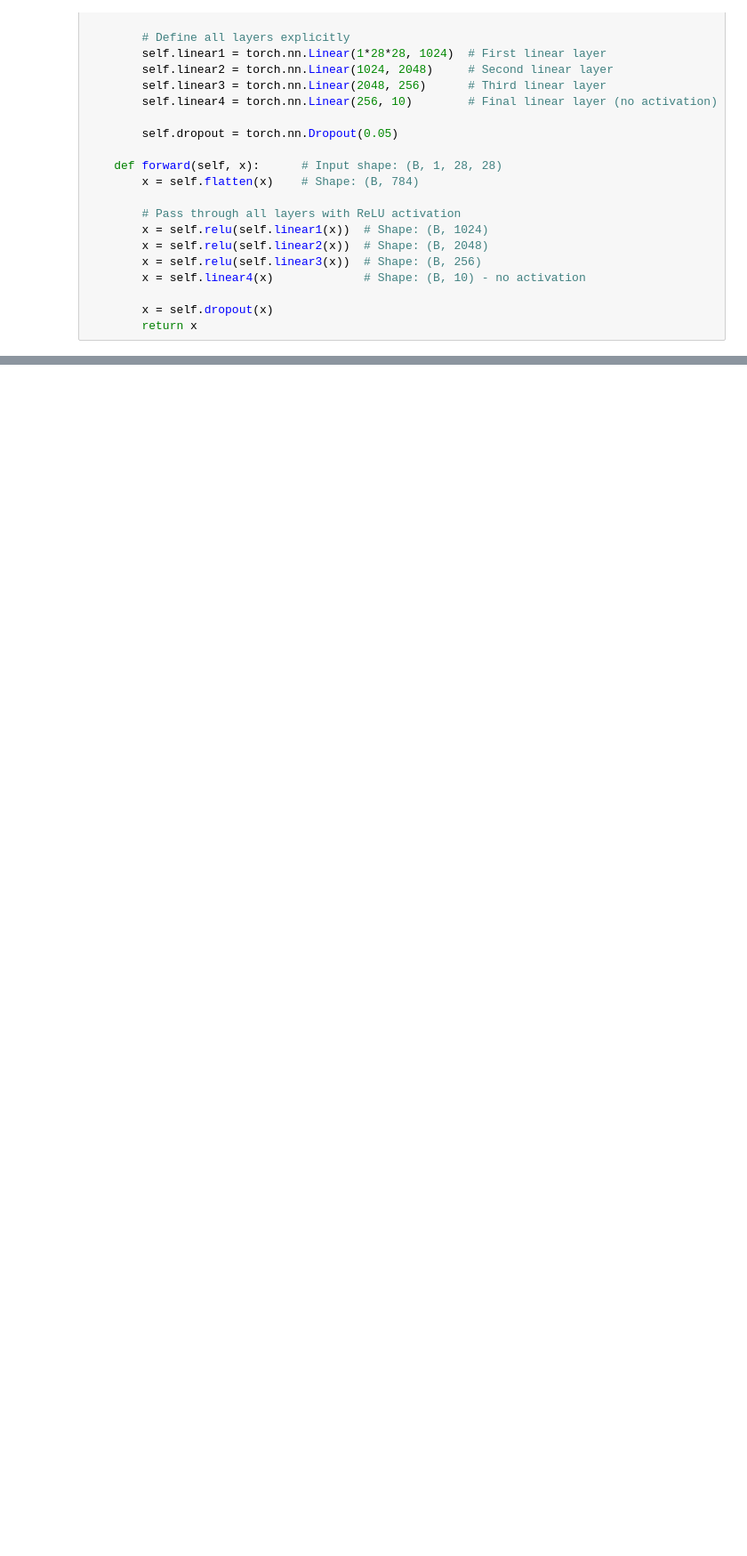
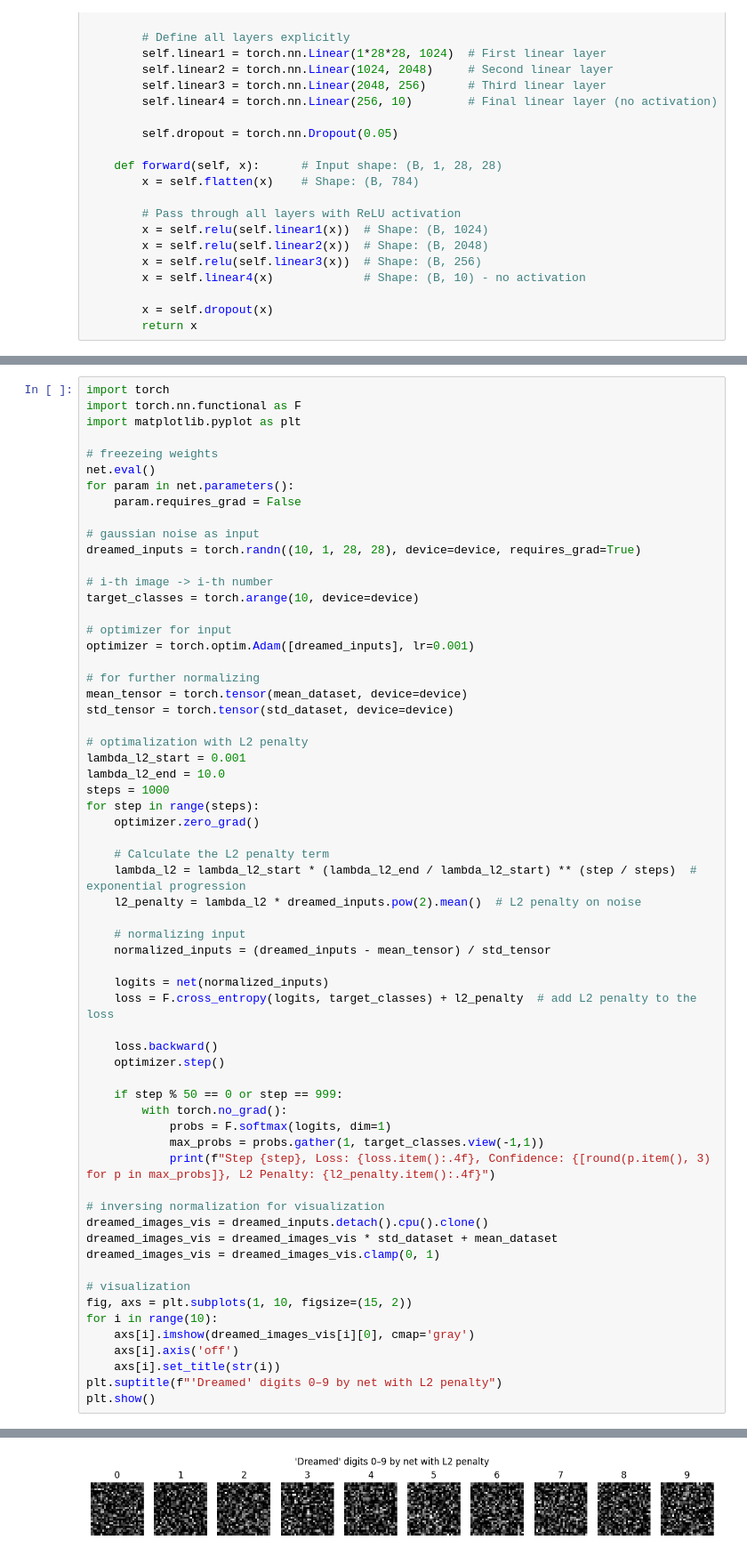
Before and after one commit to MichalSlowakiewicz/Machine-Learning, a Jupyter notebook: Homework9.ipynb, the cells around one changed output, grey strips where cells are left out. Shown at 89% size. Drawn from its saved outputs; the diff is of its cells as text; blank space fills up the shorter version.

```diff
--- a/Homework9.ipynb
+++ b/Homework9.ipynb
@@ -358,0 +411,63 @@ Step 299, Loss: 0.0136, Accuracy: 1.00
+# %%
+import torch
+import torch.nn.functional as F
+import matplotlib.pyplot as plt
+
+# freezeing weights
+net.eval()
+for param in net.parameters():
+    param.requires_grad = False
+
+# gaussian noise as input
+dreamed_inputs = torch.randn((10, 1, 28, 28), device=device, requires_grad=True)
+
+# i-th image -> i-th number
+target_classes = torch.arange(10, device=device)
+
+# optimizer for input
+optimizer = torch.optim.Adam([dreamed_inputs], lr=0.001)
+
+# for further normalizing
+mean_tensor = torch.tensor(mean_dataset, device=device)
+std_tensor = torch.tensor(std_dataset, device=device)
+
+# optimalization with L2 penalty
+lambda_l2_start = 0.001
+lambda_l2_end = 10.0
+steps = 1000
+for step in range(steps):
+    optimizer.zero_grad()
+
+    # Calculate the L2 penalty term
+    lambda_l2 = lambda_l2_start * (lambda_l2_end / lambda_l2_start) ** (step / steps)  # exponential progression
+    l2_penalty = lambda_l2 * dreamed_inputs.pow(2).mean()  # L2 penalty on noise
+
+    # normalizing input
+    normalized_inputs = (dreamed_inputs - mean_tensor) / std_tensor
+
+    logits = net(normalized_inputs)
+    loss = F.cross_entropy(logits, target_classes) + l2_penalty  # add L2 penalty to the loss
+
+    loss.backward()
+    optimizer.step()
+
+    if step % 50 == 0 or step == 999:
+        with torch.no_grad():
+            probs = F.softmax(logits, dim=1)
+            max_probs = probs.gather(1, target_classes.view(-1,1))
+            print(f"Step {step}, Loss: {loss.item():.4f}, Confidence: {[round(p.item(), 3) for p in max_probs]}, L2 Penalty: {l2_penalty.item():.4f}")
+
+# inversing normalization for visualization
+dreamed_images_vis = dreamed_inputs.detach().cpu().clone()
+dreamed_images_vis = dreamed_images_vis * std_dataset + mean_dataset
+dreamed_images_vis = dreamed_images_vis.clamp(0, 1)
+
+# visualization
+fig, axs = plt.subplots(1, 10, figsize=(15, 2))
+for i in range(10):
+    axs[i].imshow(dreamed_images_vis[i][0], cmap='gray')
+    axs[i].axis('off')
+    axs[i].set_title(str(i))
+plt.suptitle(f"'Dreamed' digits 0–9 by net with L2 penalty")
+plt.show()
+# %% [output]
@@ -358,0 +491 @@ Step 299, Loss: 0.0136, Accuracy: 1.00
+[figure, added]
```
Also changed, not shown: parts of 10 cells of this notebook.
